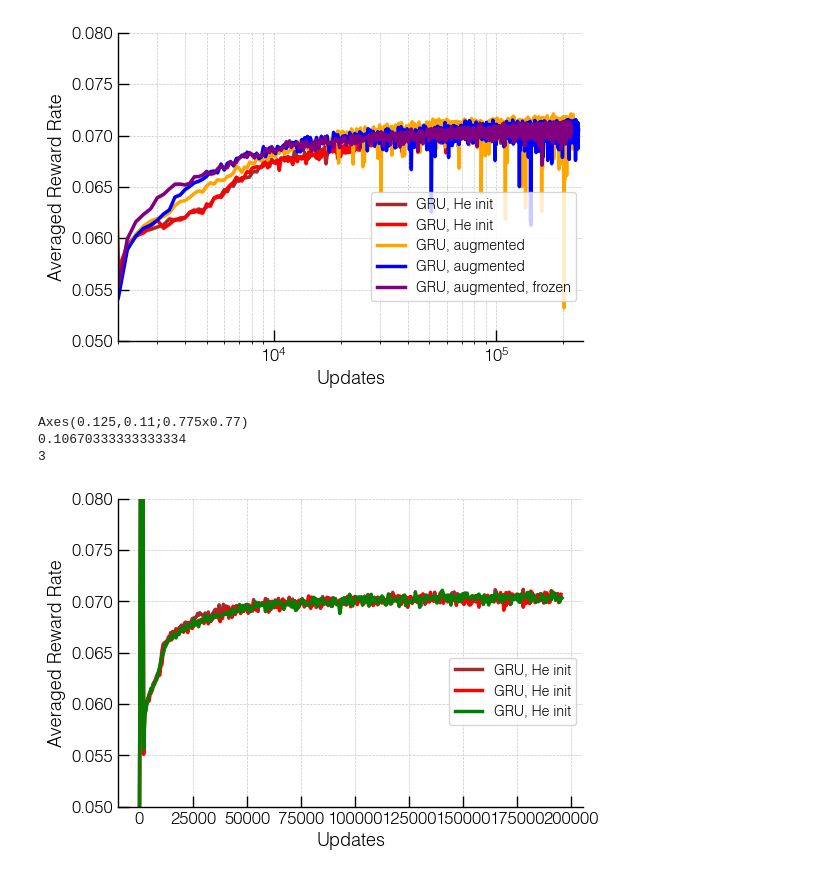
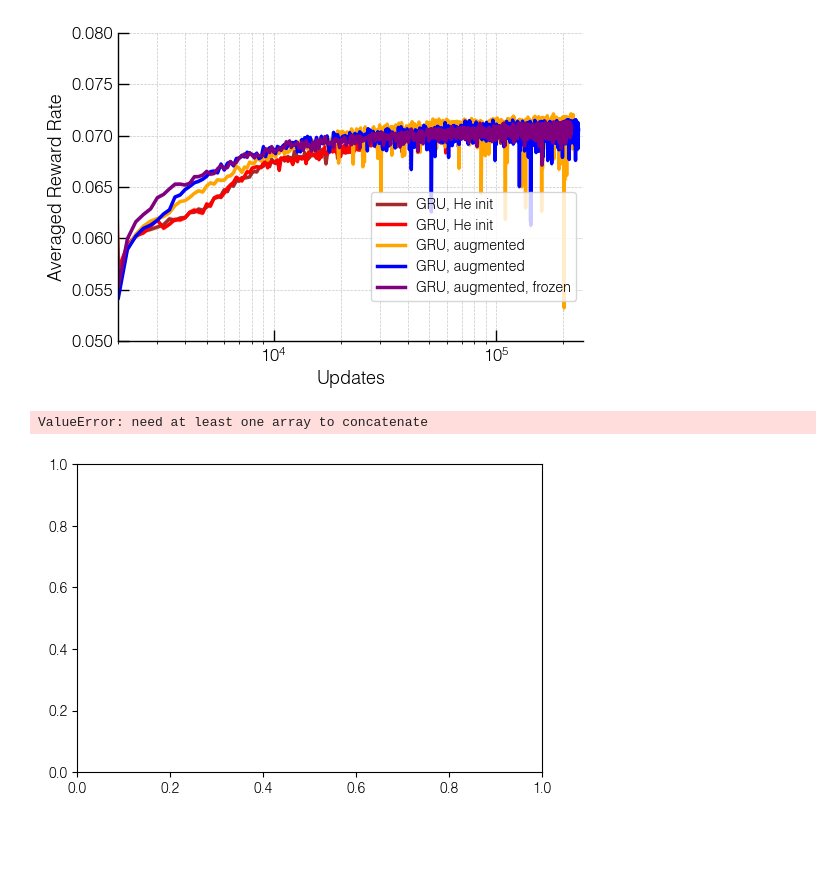
Before and after one commit to davidgbe/favorably_connected, a Jupyter notebook: code/notebooks/learning_baseline_exp_stoch_rewards.ipynb, the cells around one changed output. Cells and saved outputs as stored; diff of their text form; code cells hidden in the pictures; blank space fills up the shorter version.

```diff
--- a/code/notebooks/learning_baseline_exp_stoch_rewards.ipynb
+++ b/code/notebooks/learning_baseline_exp_stoch_rewards.ipynb
@@ -586,7 +586,7 @@ labels = [
 
 
 for i, data_dir in enumerate(data_dirs):
-    averaging_size = 500
+    averaging_size = 100
     reduced_data = load_data(os.path.join(data_dir, '*.npy'), averaging_size=averaging_size)
 
     # Plot shaded region for standard error
@@ -620,37 +620,35 @@ for i, data_dir in enumerate(data_dirs):
 
 # Adjust axes limits
 # axs.set_xlim(0)
 axs.set_ylim(0.05, 0.08)
 # axs.set_xscale('log')
 
 # Add labels and titles
 axs.set_ylabel('Averaged Reward Rate', fontsize=12)
 axs.set_xlabel('Updates', fontsize=12)
 
 # Customize tick parameters
 axs.tick_params(axis='both', direction='in', length=6, width=1.5, labelsize=10)
 
 # Thicken the axes lines
 axs.spines['top'].set_linewidth(1.5)
 axs.spines['right'].set_linewidth(1.5)
 axs.spines['bottom'].set_linewidth(1.5)
 axs.spines['left'].set_linewidth(1.5)
 
 # Add grid for better readability
 axs.grid(visible=True, which='both', linestyle='--', linewidth=0.5, alpha=0.7)
 
 # Add legend
 fig.legend(bbox_to_anchor=(0.9, 0.5), fontsize=10)
 format_plot(axs)
 
 # Print stats
 print(np.mean(reduced_data.T, axis=1).max())
 print(np.mean(reduced_data.T, axis=1).argmax())
 # %% [output]
-Axes(0.125,0.11;0.775x0.77)
-0.10670333333333334
-3
+ValueError: need at least one array to concatenate
-[figure, old version]
+[figure, new version]
 # %%
 scale = 1
 fig, axs = plt.subplots(1, 1, figsize=(6 * scale, 4 * scale))
```
Also changed, not shown: parts of 2 cells of this notebook, 4 other files.
